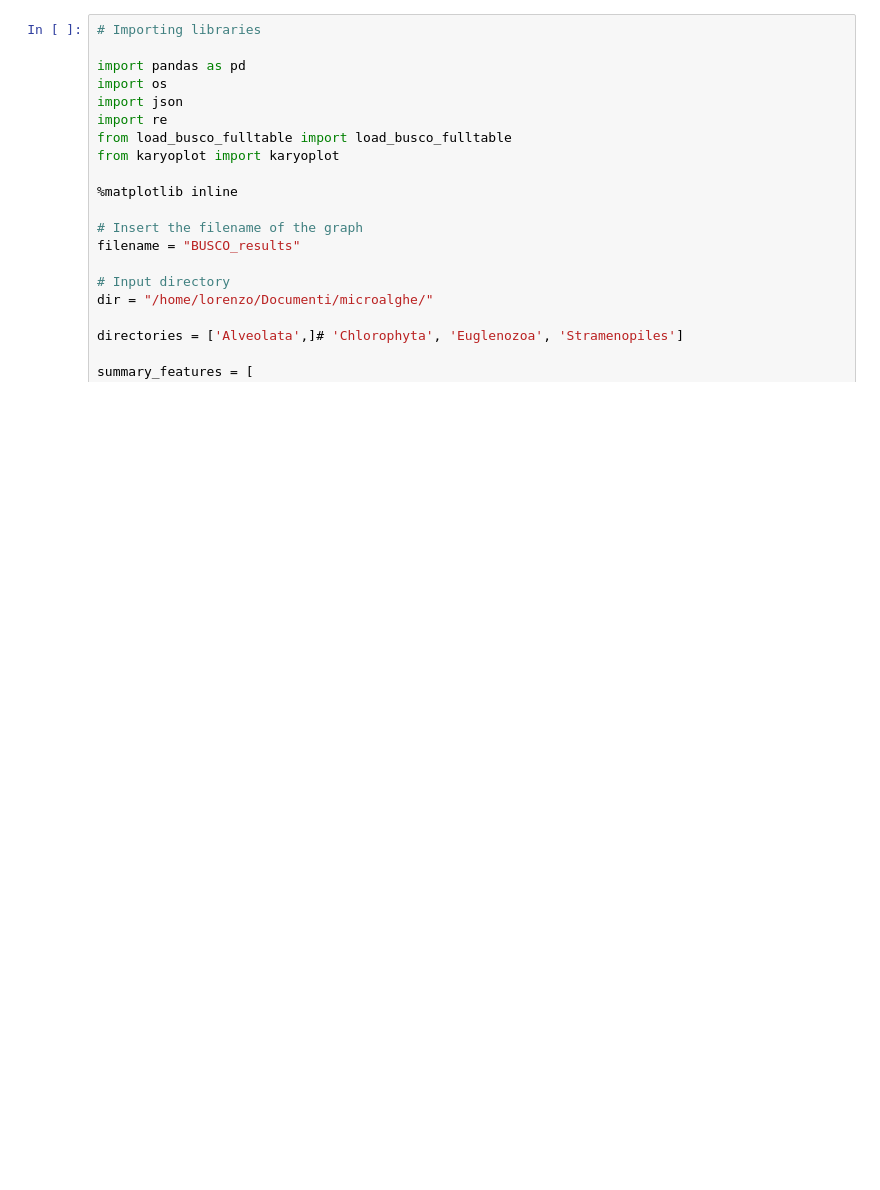
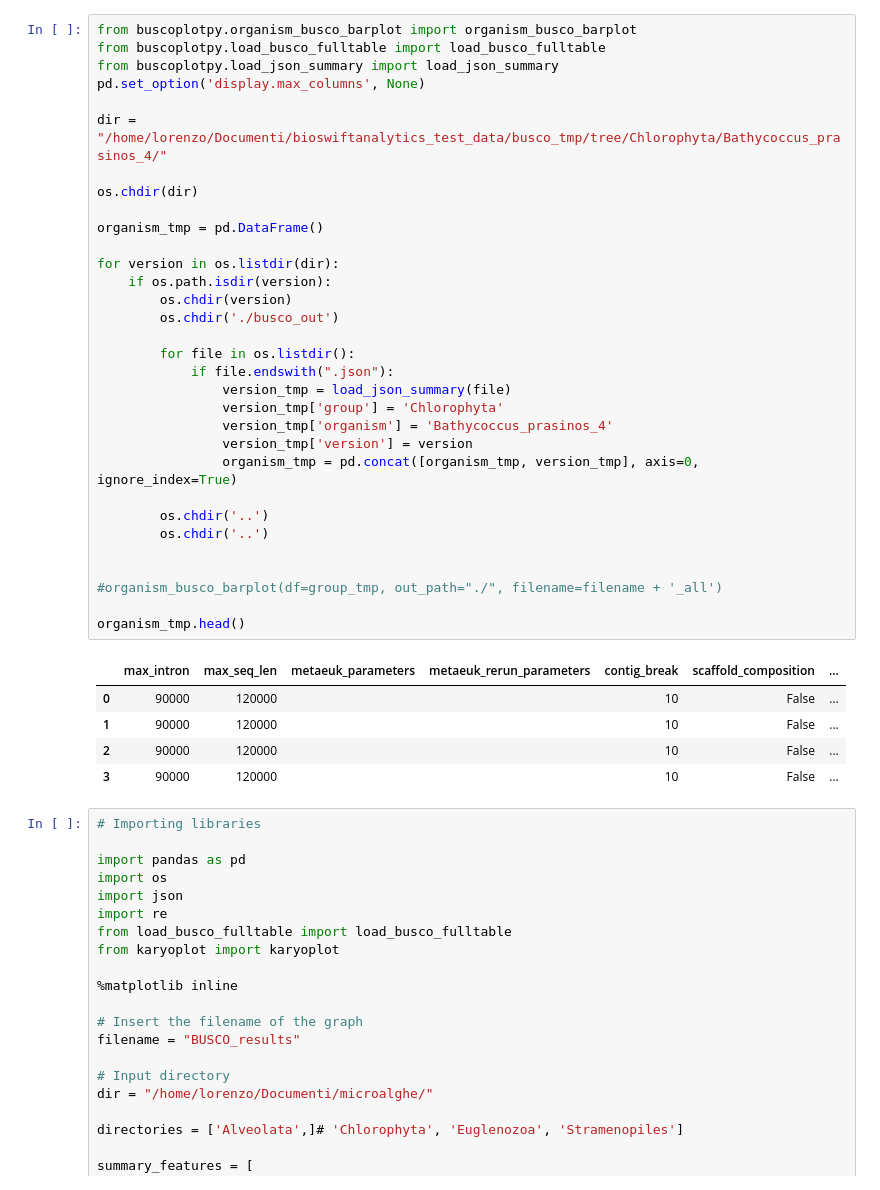
Before and after one commit to lorenzo-arcioni/BUSCO-Plot-Py, a Jupyter notebook: src/test.ipynb, the cells around one changed output. Saved outputs shown, nothing was run; the diff lists cells and outputs as text; blank space fills up the shorter version.

```diff
--- a/src/test.ipynb
+++ b/src/test.ipynb
@@ -29,3 +95,41 @@ organism_busco_barplot(df, out_path="./", filename="test2", dpi=300, plt_show=Tr
+# %%
+from buscoplotpy.organism_busco_barplot import organism_busco_barplot
+from buscoplotpy.load_busco_fulltable import load_busco_fulltable
+from buscoplotpy.load_json_summary import load_json_summary
+pd.set_option('display.max_columns', None)
+
+dir = "/home/lorenzo/Documenti/bioswiftanalytics_test_data/busco_tmp/tree/Chlorophyta/Bathycoccus_prasinos_4/"
+
+os.chdir(dir)
+
+organism_tmp = pd.DataFrame()
+
+for version in os.listdir(dir):
+    if os.path.isdir(version):
+        os.chdir(version)
+        os.chdir('./busco_out')
+
+        for file in os.listdir():
+            if file.endswith(".json"):
+                version_tmp = load_json_summary(file)
+                version_tmp['group'] = 'Chlorophyta'
+                version_tmp['organism'] = 'Bathycoccus_prasinos_4'
+                version_tmp['version'] = version
+                organism_tmp = pd.concat([organism_tmp, version_tmp], axis=0, ignore_index=True)
+
+        os.chdir('..')
+        os.chdir('..')
+
+
+#organism_busco_barplot(df=group_tmp, out_path="./", filename=filename + '_all')
+
+organism_tmp.head()
+# %% [output]
+|  | max_intron | max_seq_len | metaeuk_parameters | metaeuk_rerun_parameters | contig_break | scaffold_composition | ... |
+| 0 | 90000 | 120000 |  |  | 10 | False | ... |
+| 1 | 90000 | 120000 |  |  | 10 | False | ... |
+| 2 | 90000 | 120000 |  |  | 10 | False | ... |
+| 3 | 90000 | 120000 |  |  | 10 | False | ... |
 # %%
 # Importing libraries
 
```
Also changed, not shown: parts of 3 cells of this notebook, 2 other files.
